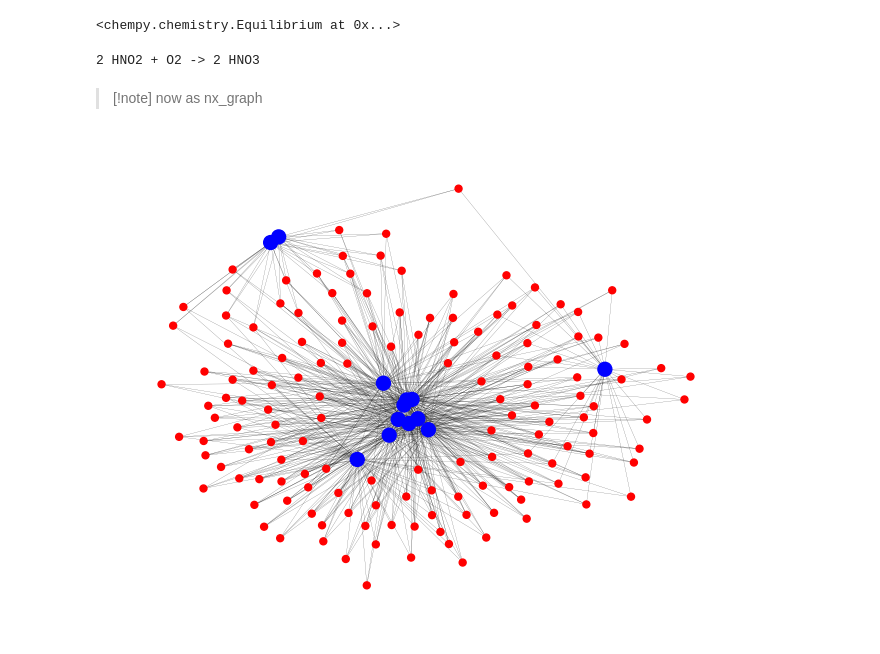
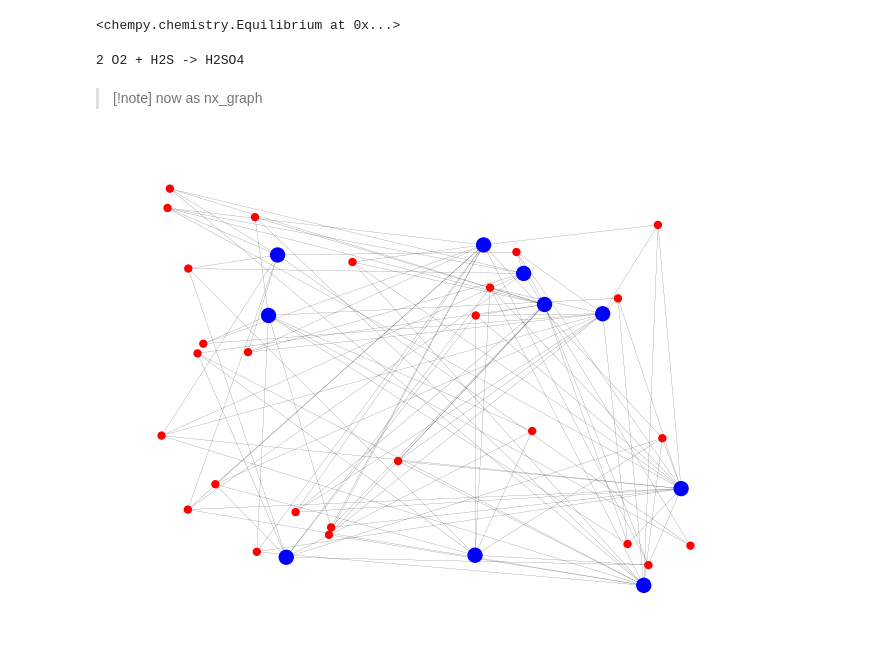
Before and after one commit to badw/reactit, a Jupyter notebook: examples/reactit.ipynb, the cells around one changed output. Saved outputs shown, nothing was run; the diff lists cells and outputs as text; code cells hidden in the pictures.

```diff
--- a/examples/reactit.ipynb
+++ b/examples/reactit.ipynb
@@ -16,10 +16,7 @@ compounds = {0:'CO2',
               6:'O2',
               7:'H2',
               8:'CO',
-              9:'H2SO4',
-              10:'HNO3',
-              11:'H2SO3',
-              12:'HNO2'}
+              9:'H2SO4'}
 # %%
 rg = ReactionGenerator(compounds=compounds)
 reactions = rg.iterate(max_length=5)
@@ -61,25 +63,26 @@ chempy_reactions[0]
 pymatgen_reactions = rg.to_pymatgen()
 pymatgen_reactions[0]
 # %% [output]
-2 HNO2 + O2 -> 2 HNO3
+2 O2 + H2S -> H2SO4
 # %% [markdown]
 >[!note]
 > now as nx_graph
 # %%
-graph = rg.to_networkx_graph()
+import networkx as nx
 
-import networkx as nx
+G = rg.to_networkx_graph()
+
 
 node_colours= []
 node_sizes = []
-for node in list(graph.nodes):
+for node in list(G.nodes):
     if isinstance(node,int):
         node_colours.append('red')
         node_sizes.append(25)
     else:
         node_colours.append('blue')
         node_sizes.append(100)
 
-nx.draw(graph,node_color=node_colours,node_size=node_sizes,width=0.1)
+nx.draw_random(G,node_color=node_colours,node_size=node_sizes,width=0.1)
 # %% [output]
-[figure, old version]
+[figure, new version]
```
Also changed, not shown: parts of 2 cells of this notebook, 1 other file.
